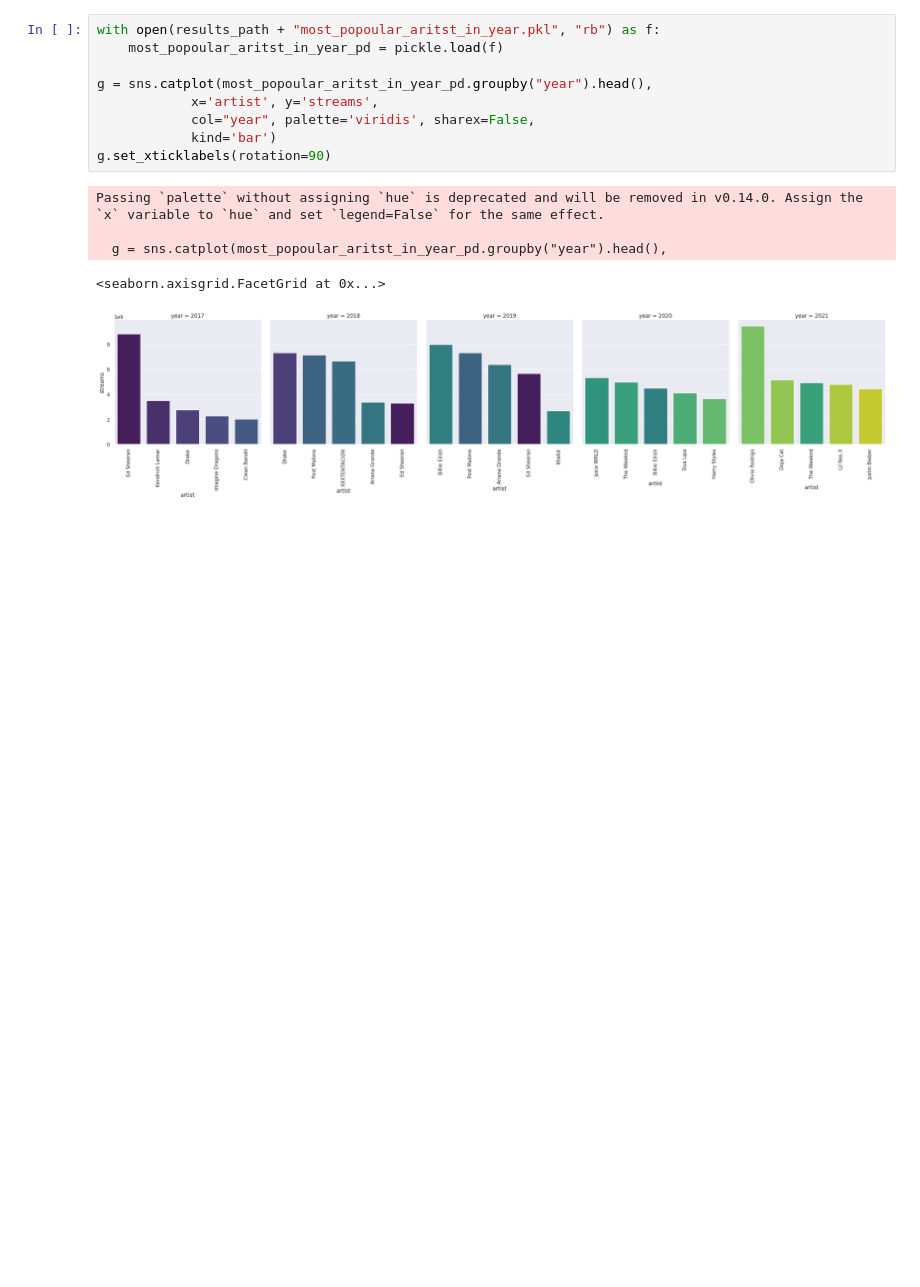
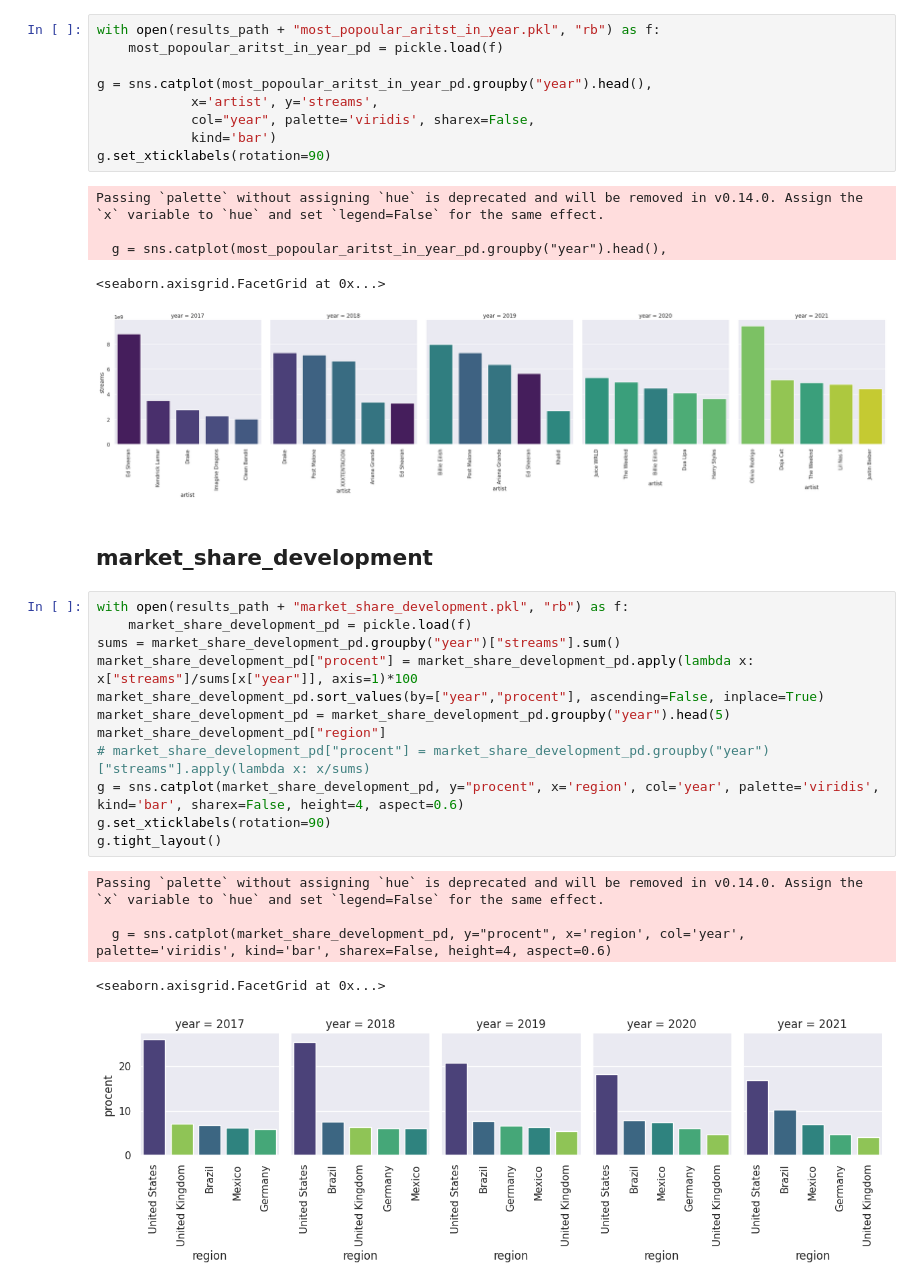
Before and after one commit to meluzyn100/Big_Data, a Jupyter notebook: projekt/analiza.ipynb, the cells around one changed output. Cells and saved outputs as stored; diff of their text form; blank space fills up the shorter version.

Commit message:
update results

```diff
--- a/projekt/analiza.ipynb
+++ b/projekt/analiza.ipynb
@@ -134,3 +134,23 @@ Passing `palette` without assigning `hue` is deprecated and will be removed in v
   g = sns.catplot(most_popoular_aritst_in_year_pd.groupby("year").head(),
 <seaborn.axisgrid.FacetGrid at 0x...>
 [figure]
+# %% [markdown]
+## market_share_development
+# %%
+with open(results_path + "market_share_development.pkl", "rb") as f:
+    market_share_development_pd = pickle.load(f)
+sums = market_share_development_pd.groupby("year")["streams"].sum()
+market_share_development_pd["procent"] = market_share_development_pd.apply(lambda x: x["streams"]/sums[x["year"]], axis=1)*100
+market_share_development_pd.sort_values(by=["year","procent"], ascending=False, inplace=True)
+market_share_development_pd = market_share_development_pd.groupby("year").head(5)
+market_share_development_pd["region"]
+# market_share_development_pd["procent"] = market_share_development_pd.groupby("year")["streams"].apply(lambda x: x/sums)
+g = sns.catplot(market_share_development_pd, y="procent", x='region', col='year', palette='viridis', kind='bar', sharex=False, height=4, aspect=0.6)
+g.set_xticklabels(rotation=90)
+g.tight_layout()
+# %% [output]
+Passing `palette` without assigning `hue` is deprecated and will be removed in v0.14.0. Assign the `x` variable to `hue` and set `legend=False` for the same effect.
+
+  g = sns.catplot(market_share_development_pd, y="procent", x='region', col='year', palette='viridis', kind='bar', sharex=False, height=4, aspect=0.6)
+<seaborn.axisgrid.FacetGrid at 0x...>
+[figure, added]
```
Also changed, not shown: parts of 1 cell of this notebook, 2 other files.
